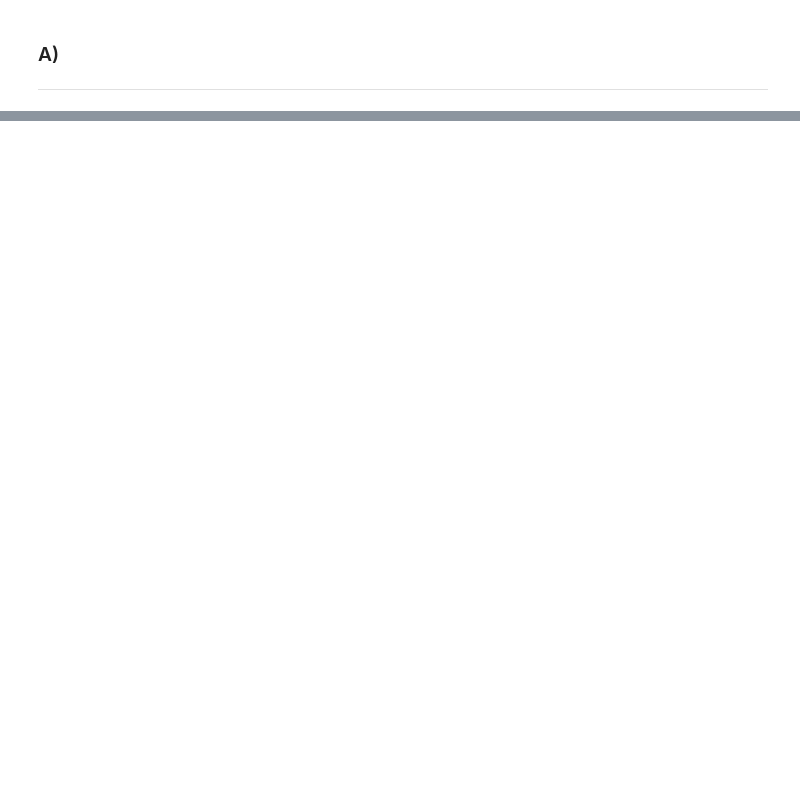
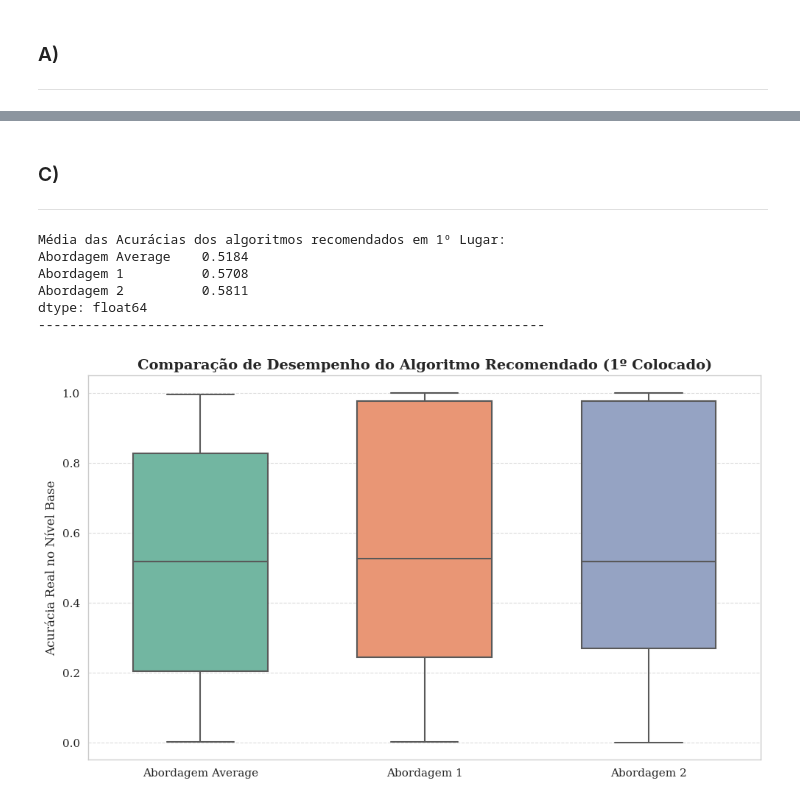
Before and after one commit to mestrevh/cc-meta-aprendizagem-2026.1, a Jupyter notebook: Exemplo 3/Example3.ipynb, the cells around one changed output, grey strips where cells are left out. Saved outputs shown, nothing was run; the diff lists cells and outputs as text; code cells hidden in the pictures; blank space fills up the shorter version.

```diff
--- a/Exemplo 3/Example3.ipynb
+++ b/Exemplo 3/Example3.ipynb
@@ -895,0 +1017,8 @@ for name, data in datasets.items():
+# %%
+base_classifiers = {
+    'DecisionTree': DecisionTreeClassifier(random_state=42),
+    'SVM': SVC(random_state=42),
+    'KNN': KNeighborsClassifier(),
+    'LR': LogisticRegression(max_iter=500, random_state=42),
+    'MLP': MLPClassifier(max_iter=500, random_state=42)
+}
@@ -895,0 +1170,6 @@ for name, data in datasets.items():
+# %%
+#Abordagem usando a média
+df_rankings_individuais = df_acuracia.rank(axis=1, ascending=False)
+ranking_medio = df_rankings_individuais.mean().sort_values()
+
+print(ranking_medio)
@@ -895,0 +1284,64 @@ for name, data in datasets.items():
+# %% [markdown]
+### C)
+---
+# %%
+colunas_algoritmos = ['DecisionTree', 'SVM', 'KNN', 'LR', 'MLP']
+
+X_meta = df_meta.drop(columns=colunas_algoritmos)
+y_meta = df_meta[colunas_algoritmos]
+
+# Baseline Average
+rankings_reais_globais = y_meta.rank(axis=1, ascending=False)
+ranking_pred_base_fixo = rankdata(rankings_reais_globais.mean())
+
+acc_1st_base = []
+acc_1st_ab1 = []
+acc_1st_ab2 = []
+
+for dataset_teste in df_meta.index:
+    X_train = X_meta.drop(index=dataset_teste)
+    y_train = y_meta.drop(index=dataset_teste)
+
+    X_test = X_meta.loc[[dataset_teste]]
+    y_test = y_meta.loc[dataset_teste]
+
+    def extrair_acuracia_do_recomendado(ranking_predito):
+        idx_vencedor = np.argmin(ranking_predito)
+        return y_test.iloc[idx_vencedor]
+
+    acc_1st_base.append(extrair_acuracia_do_recomendado(ranking_pred_base_fixo))
+
+    ranking_pred_1 = primeira_abordagem(X_train, y_train, X_test)
+    acc_1st_ab1.append(extrair_acuracia_do_recomendado(ranking_pred_1))
+
+    ranking_pred_2 = segunda_abordagem(X_train, y_train, X_test)
+    acc_1st_ab2.append(extrair_acuracia_do_recomendado(ranking_pred_2))
+
+df_plot = pd.DataFrame({
+    'Abordagem Average': acc_1st_base,
+    'Abordagem 1': acc_1st_ab1,
+    'Abordagem 2': acc_1st_ab2
+})
+
+print("\nMédia das Acurácias dos algoritmos recomendados em 1º Lugar:")
+print(df_plot.mean().round(4))
+print("-" * 65)
+
+# Plotando
+plt.figure(figsize=(10, 6))
+sns.boxplot(data=df_plot, palette="Set2", width=0.6, linewidth=1.5)
+plt.title('Comparação de Desempenho do Algoritmo Recomendado (1º Colocado)', fontsize=14, fontweight='bold')
+plt.ylabel('Acurácia Real no Nível Base', fontsize=12)
+plt.xticks(fontsize=11)
+plt.yticks(fontsize=11)
+plt.grid(axis='y', linestyle='--', alpha=0.7)
+plt.tight_layout()
+plt.show()
+# %% [output]
+Média das Acurácias dos algoritmos recomendados em 1º Lugar:
+Abordagem Average    0.5184
+Abordagem 1          0.5708
+Abordagem 2          0.5811
+dtype: float64
+-----------------------------------------------------------------
+[figure, added]
```
Also changed, not shown: parts of 35 cells of this notebook, 2 other files.
